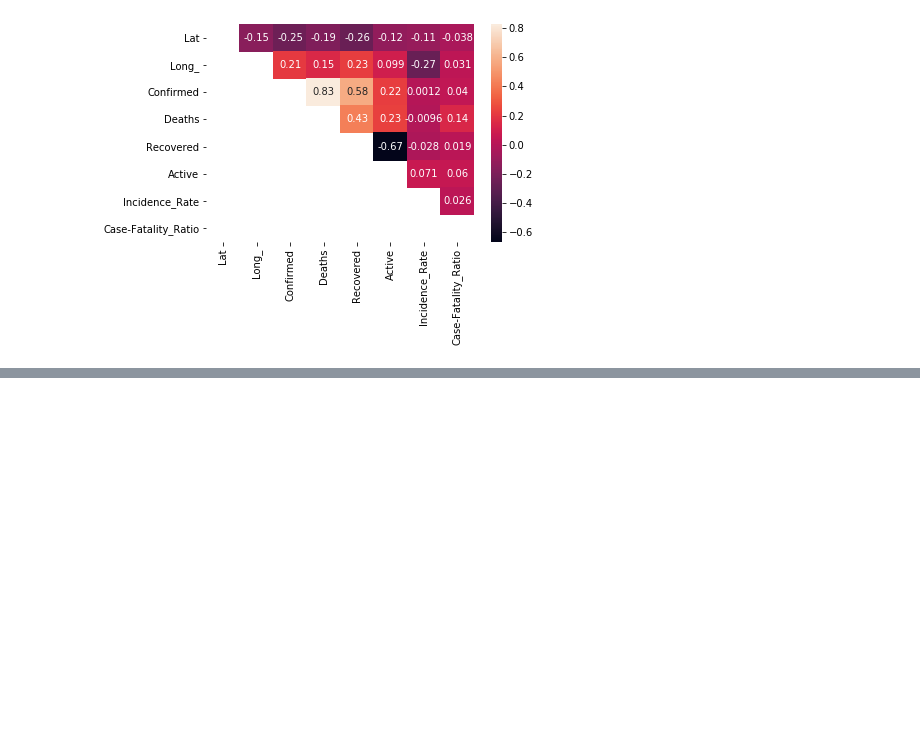
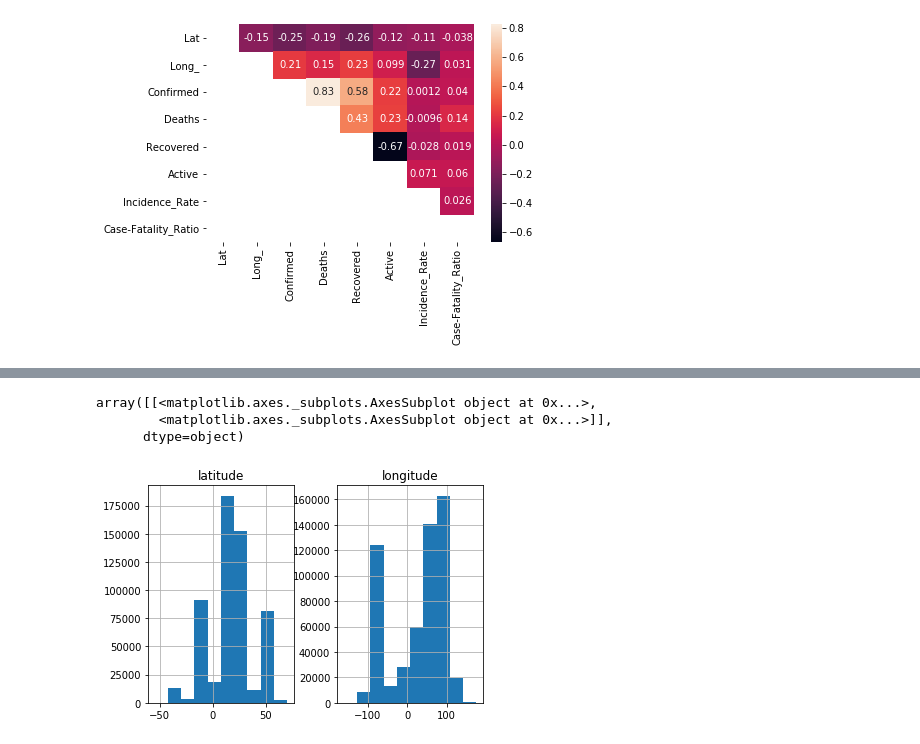
Before and after one commit to rsehmbi/covid19, a Jupyter notebook: ExploratoryDataAnalysis.ipynb, the cells around one changed output, grey strips where cells are left out. Saved outputs shown, nothing was run; the diff lists cells and outputs as text; code cells hidden in the pictures; blank space fills up the shorter version.

```diff
--- a/ExploratoryDataAnalysis.ipynb
+++ b/ExploratoryDataAnalysis.ipynb
@@ -118,0 +135,7 @@ sns.heatmap(ProcessedLocationsCorrelation, annot=True, mask=ProcessedLocationsma
+# %%
+IndividualCases.hist()
+# %% [output]
+array([[<matplotlib.axes._subplots.AxesSubplot object at 0x...>,
+        <matplotlib.axes._subplots.AxesSubplot object at 0x...>]],
+      dtype=object)
+[figure, added]
```
Also changed, not shown: parts of 6 cells of this notebook.
